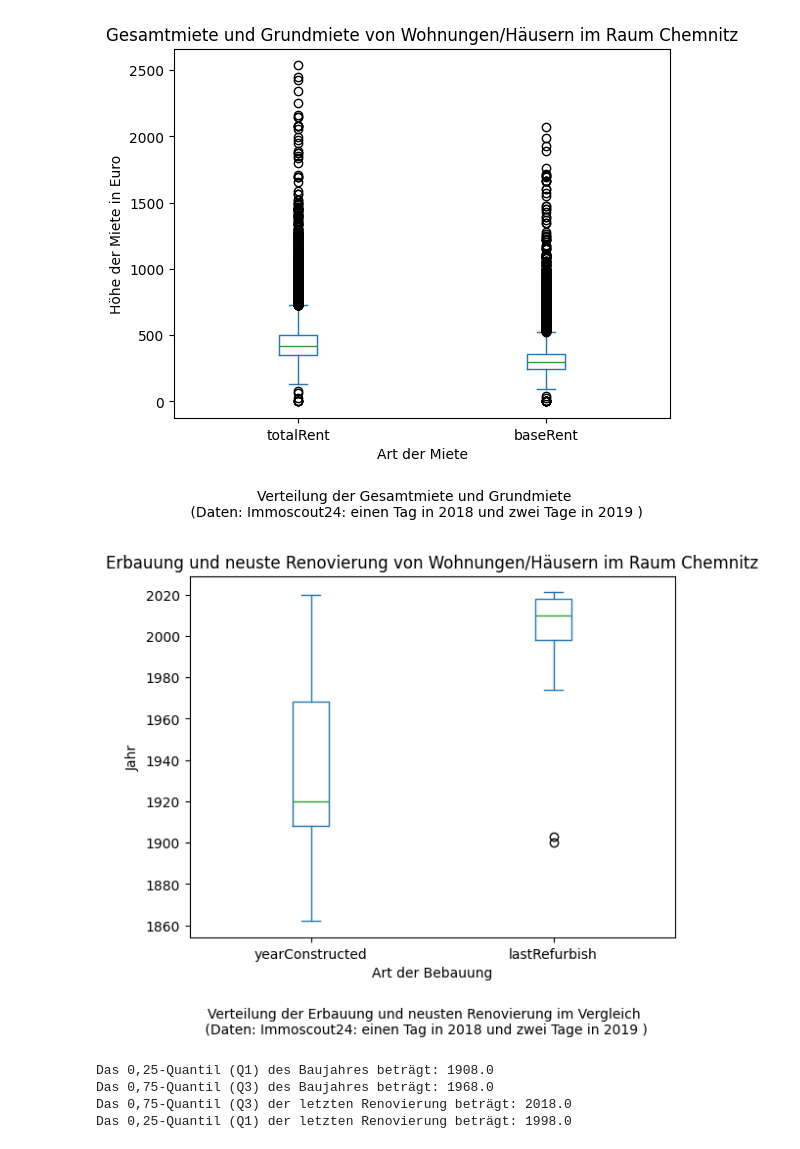
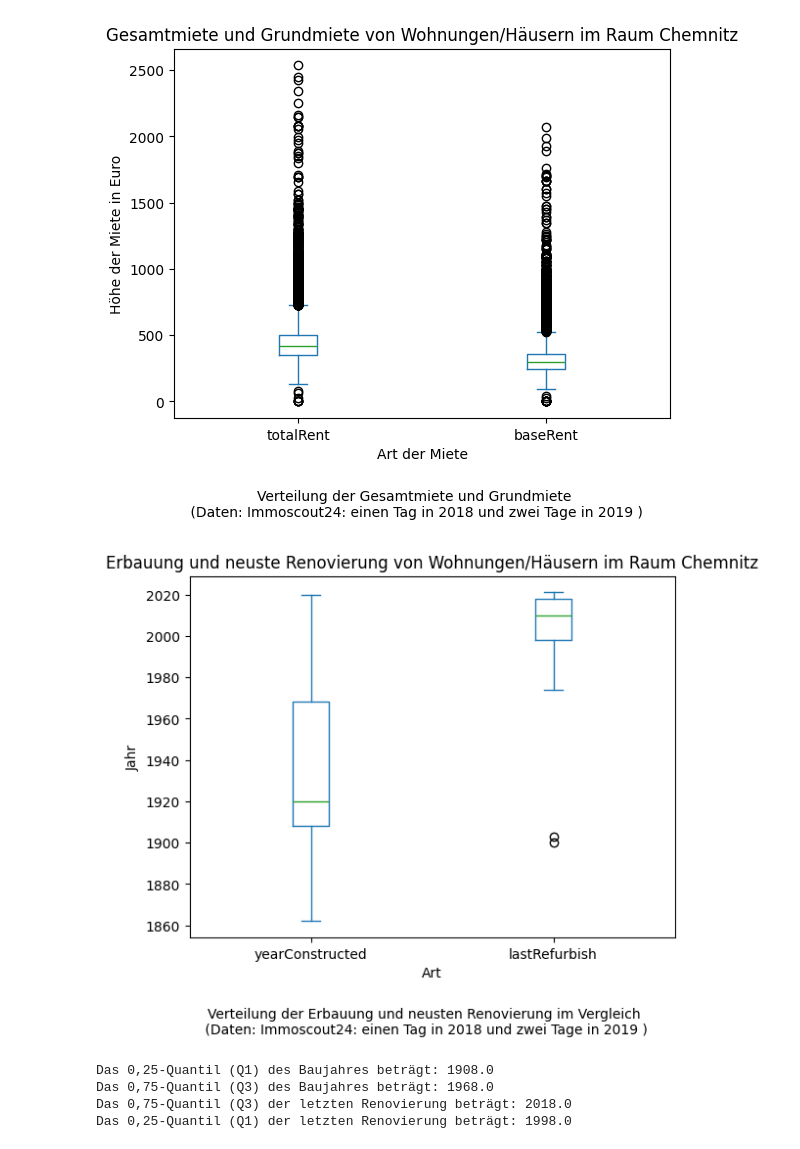
Before and after one commit to TobiasGleiter/data-science, a Jupyter notebook: main.ipynb, the cells around one changed output. Drawn from its saved outputs; the diff is of its cells as text; code cells hidden in the pictures.

```diff
--- a/main.ipynb
+++ b/main.ipynb
@@ -308,15 +275,15 @@ plt.show()
 # %%
 construction_site = ["yearConstructed", "lastRefurbish"]
 chemnitz_2[construction_site].plot(kind="box")
 
 plt.title('Erbauung und neuste Renovierung von Wohnungen/Häusern im Raum Chemnitz')
-plt.xlabel('Art der Bebauung')
+plt.xlabel('Art')
 plt.ylabel('Jahr')
 
 plt.figtext(0.5, -0.1, 'Verteilung der Erbauung und neusten Renovierung im Vergleich\n (Daten: Immoscout24: einen Tag in 2018 und zwei Tage in 2019 )', ha='center', va='bottom')
 plt.show()
 # %% [output]
-[figure, old version]
+[figure, new version]
 # %%
 quantile_25_construction_year = chemnitz_2["yearConstructed"].quantile(0.25)
 quantile_75_construction_year = chemnitz_2["yearConstructed"].quantile(0.75)
```
Also changed, not shown: parts of 23 cells of this notebook.
